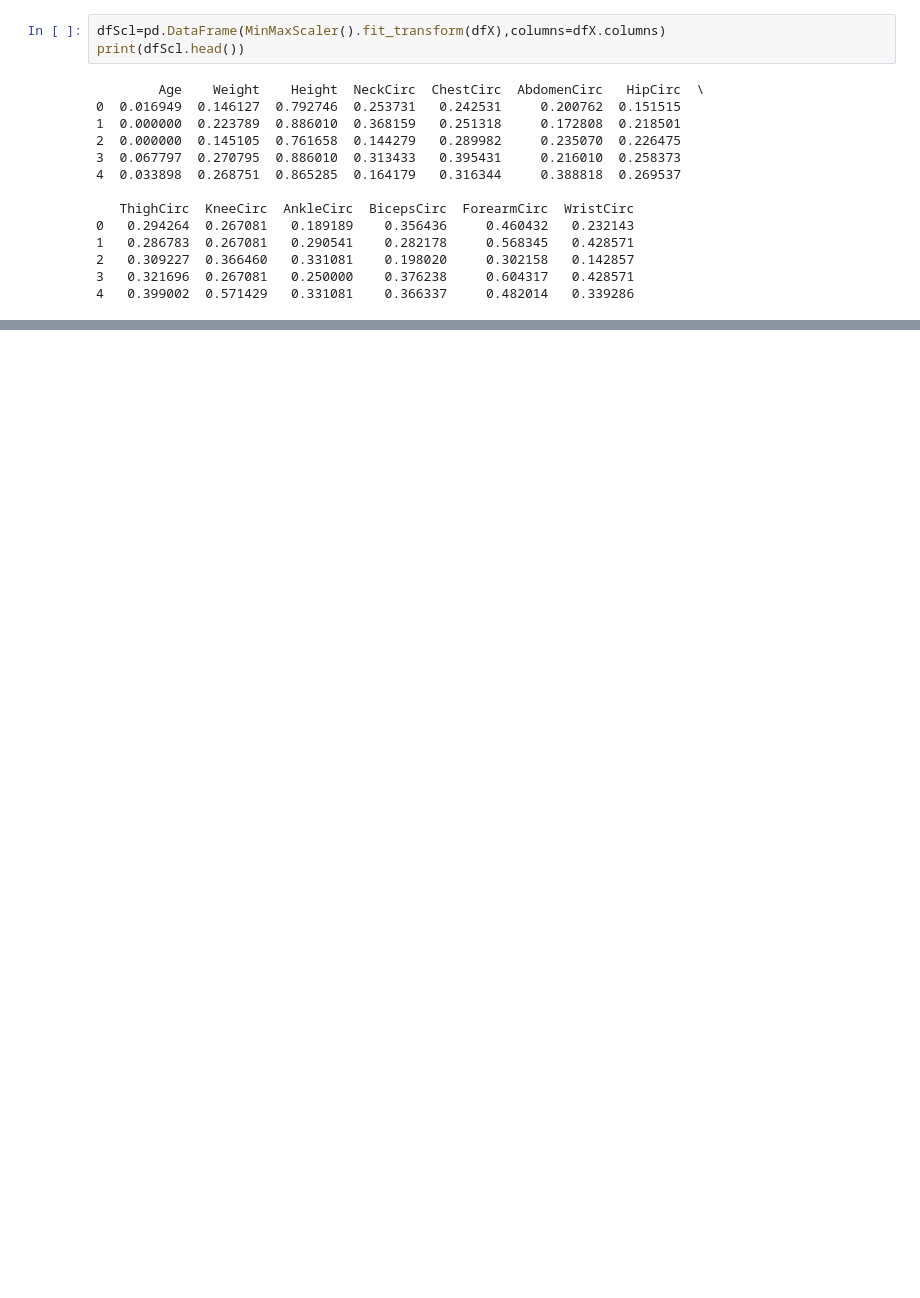
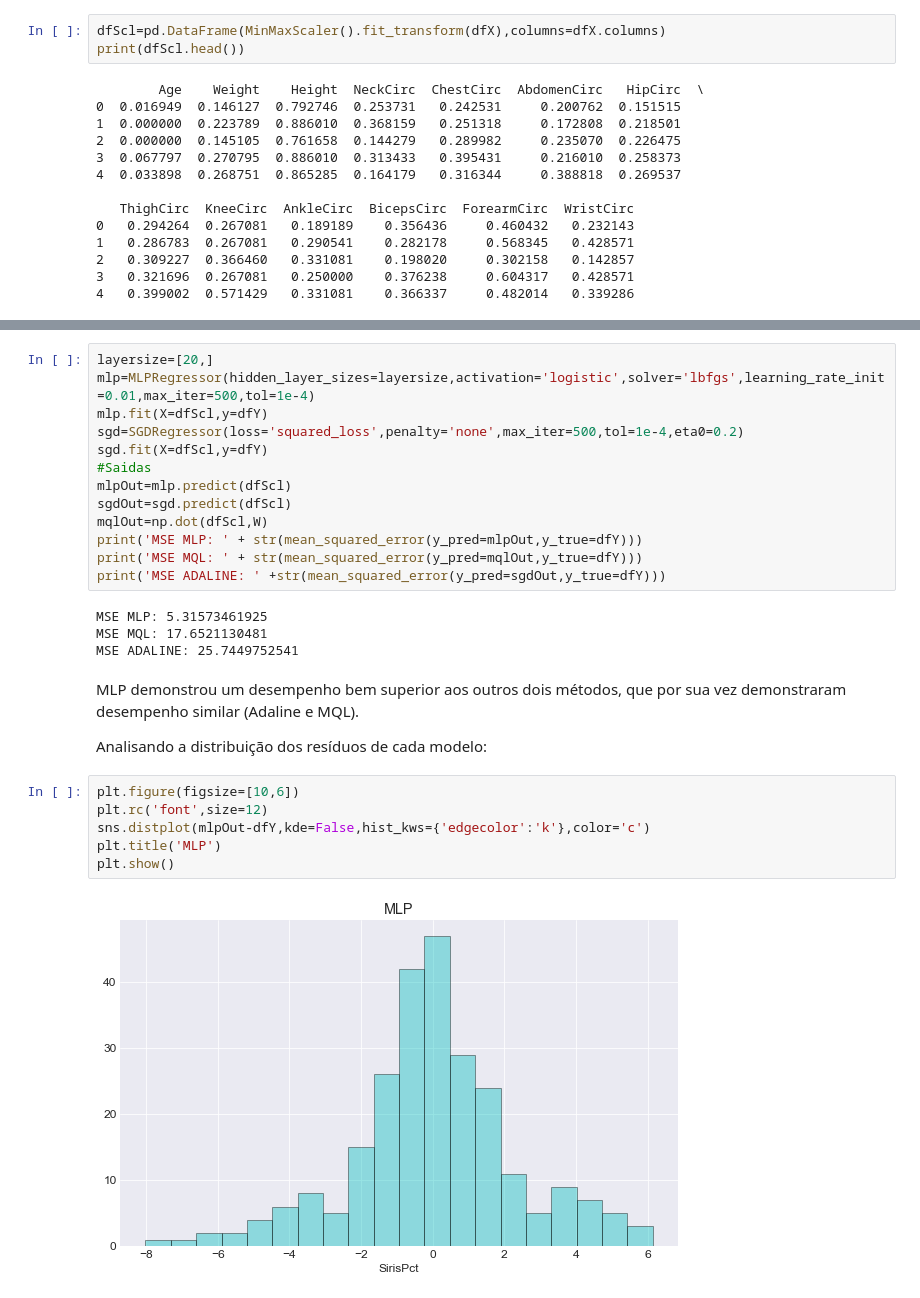
Before and after one commit to mateuspontesm/ICA, a Jupyter notebook: ICA2.ipynb, the cells around one changed output, grey strips where cells are left out. Cells and saved outputs as stored; diff of their text form; blank space fills up the shorter version.

```diff
--- a/ICA2.ipynb
+++ b/ICA2.ipynb
@@ -155,0 +190,29 @@ plt.show()
+# %%
+layersize=[20,]
+mlp=MLPRegressor(hidden_layer_sizes=layersize,activation='logistic',solver='lbfgs',learning_rate_init=0.01,max_iter=500,tol=1e-4)
+mlp.fit(X=dfScl,y=dfY)
+sgd=SGDRegressor(loss='squared_loss',penalty='none',max_iter=500,tol=1e-4,eta0=0.2)
+sgd.fit(X=dfScl,y=dfY)
+#Saidas
+mlpOut=mlp.predict(dfScl)
+sgdOut=sgd.predict(dfScl)
+mqlOut=np.dot(dfScl,W)
+print('MSE MLP: ' + str(mean_squared_error(y_pred=mlpOut,y_true=dfY)))
+print('MSE MQL: ' + str(mean_squared_error(y_pred=mqlOut,y_true=dfY)))
+print('MSE ADALINE: ' +str(mean_squared_error(y_pred=sgdOut,y_true=dfY)))
+# %% [output]
+MSE MLP: 5.31573461925
+MSE MQL: 17.6521130481
+MSE ADALINE: 25.7449752541
+# %% [markdown]
+MLP demonstrou um desempenho bem superior aos outros dois métodos, que por sua vez demonstraram desempenho similar (Adaline e MQL).
+
+Analisando a distribuição dos resíduos de cada modelo:
+# %%
+plt.figure(figsize=[10,6])
+plt.rc('font',size=12)
+sns.distplot(mlpOut-dfY,kde=False,hist_kws={'edgecolor':'k'},color='c')
+plt.title('MLP')
+plt.show()
+# %% [output]
+[figure, added]
```
Also changed, not shown: parts of 25 cells of this notebook, 1 other file.
